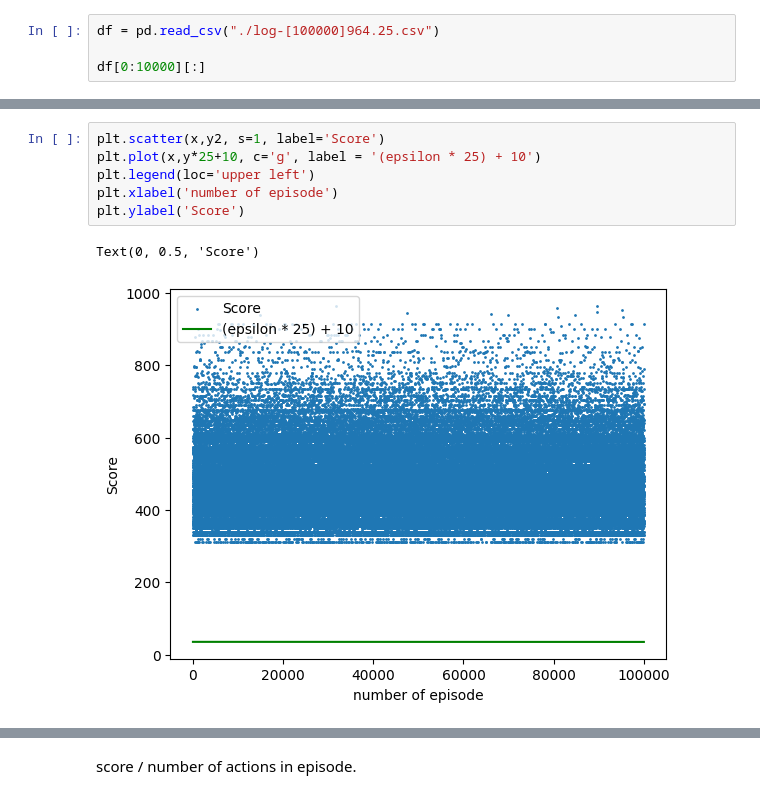
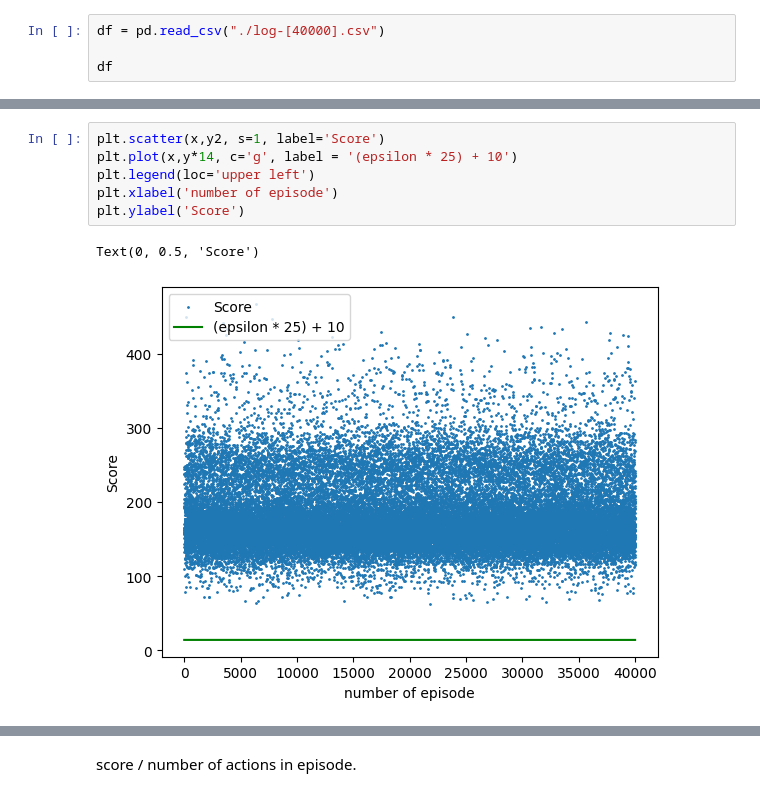
Before and after one commit to higrov/deep-reinforcement-learning-dfjssp, a Jupyter notebook: gym_cooking/logs/train_log/test.ipynb, the cells around one changed output, grey strips where cells are left out. Cells and saved outputs as stored; diff of their text form.

```diff
--- a/gym_cooking/logs/train_log/test.ipynb
+++ b/gym_cooking/logs/train_log/test.ipynb
@@ -4,5 +5,5 @@ import matplotlib.pyplot as plt
 # %%
-df = pd.read_csv("./log-[100000]964.25.csv")
+df = pd.read_csv("./log-[40000].csv")
 
-df[0:10000][:]
+df
 # %% [output]
@@ -78,9 +115,9 @@ Text(0, 0.5, 'loss')
 # %%
 plt.scatter(x,y2, s=1, label='Score')
-plt.plot(x,y*25+10, c='g', label = '(epsilon * 25) + 10')
+plt.plot(x,y*14, c='g', label = '(epsilon * 25) + 10')
 plt.legend(loc='upper left')
 plt.xlabel('number of episode')
 plt.ylabel('Score')
 # %% [output]
 Text(0, 0.5, 'Score')
-[figure, old version]
+[figure, new version]
```
Also changed, not shown: parts of 17 cells of this notebook, 24 other files.
